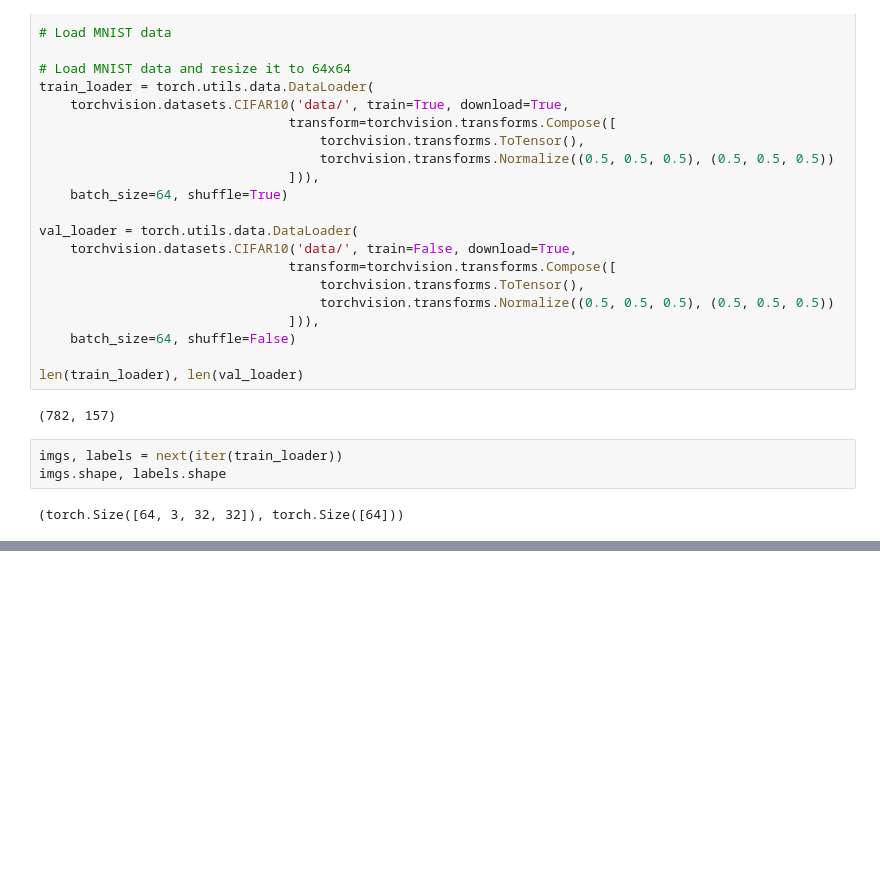
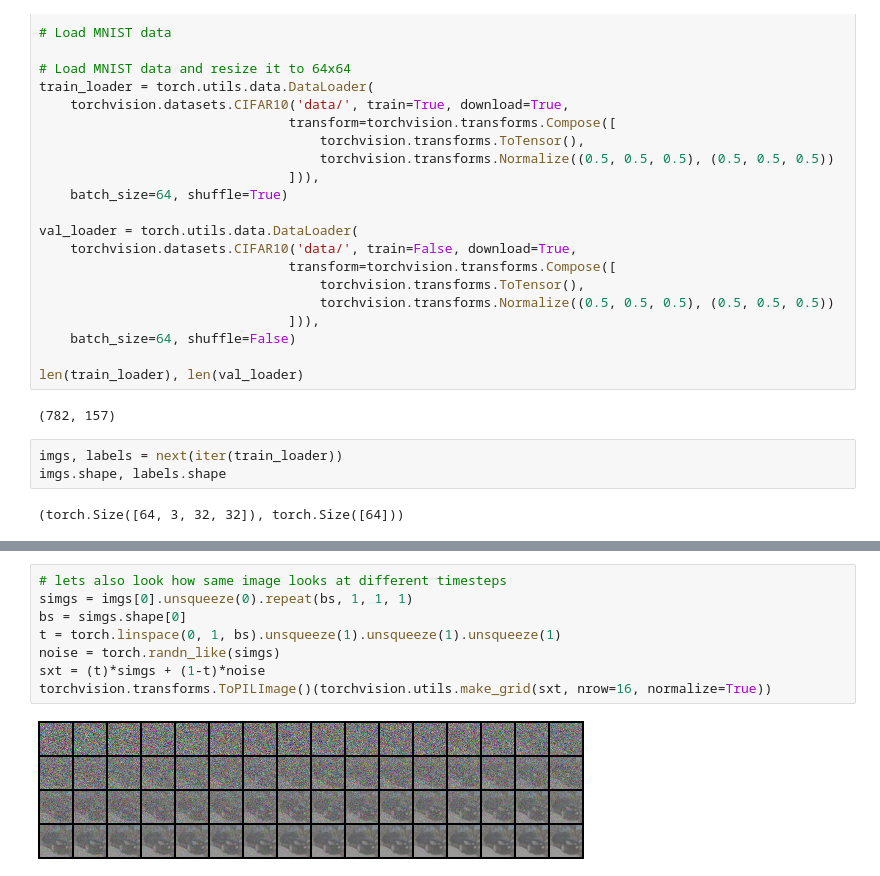
Before and after one commit to prakashjayy/genai, a Jupyter notebook: flow/02_mean_flow.ipynb, the cells around one changed output, grey strips where cells are left out. Cells and saved outputs as stored; diff of their text form; blank space fills up the shorter version.

```diff
--- a/flow/02_mean_flow.ipynb
+++ b/flow/02_mean_flow.ipynb
@@ -88,0 +191,10 @@ torchvision.transforms.ToPILImage()(torchvision.utils.make_grid(imgs, nrow=8, no
+# %%
+# lets also look how same image looks at different timesteps
+simgs = imgs[0].unsqueeze(0).repeat(bs, 1, 1, 1)
+bs = simgs.shape[0]
+t = torch.linspace(0, 1, bs).unsqueeze(1).unsqueeze(1).unsqueeze(1)
+noise = torch.randn_like(simgs)
+sxt = (t)*simgs + (1-t)*noise
+torchvision.transforms.ToPILImage()(torchvision.utils.make_grid(sxt, nrow=16, normalize=True))
+# %% [output]
+[figure, added]
```
Also changed, not shown: parts of 20 cells of this notebook, 1 other file.
